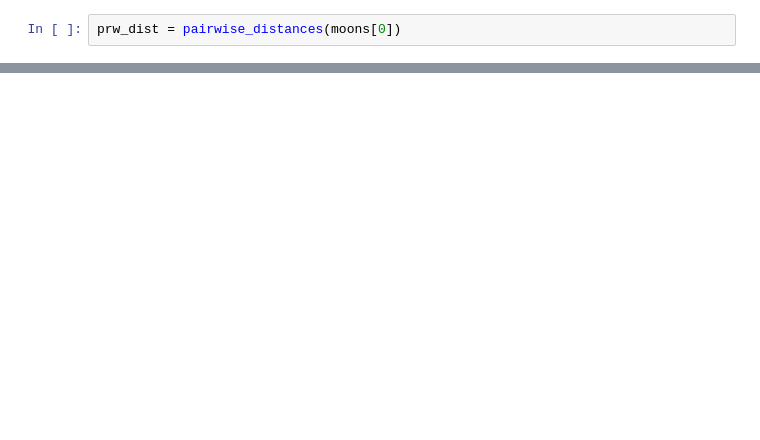
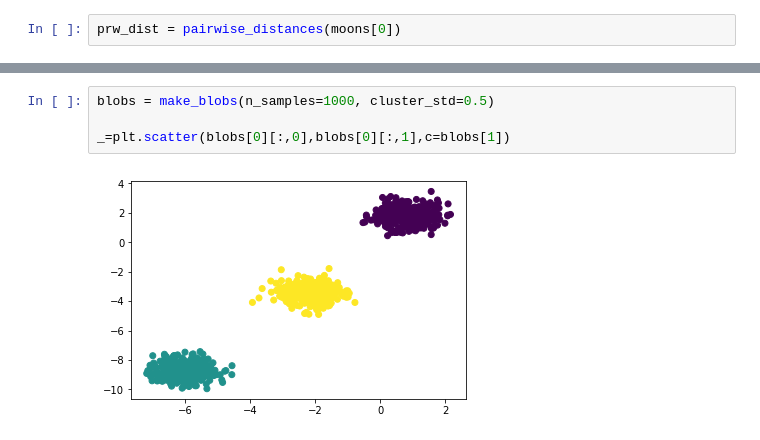
Before and after one commit to dmitrysarov/dbscan_play, a Jupyter notebook: test_my_dbscan.ipynb, the cells around one changed output, grey strips where cells are left out. Saved outputs shown, nothing was run; the diff lists cells and outputs as text; blank space fills up the shorter version.

```diff
--- a/test_my_dbscan.ipynb
+++ b/test_my_dbscan.ipynb
@@ -54,0 +67,6 @@ Wall time: 22.1 ms
+# %%
+blobs = make_blobs(n_samples=1000, cluster_std=0.5)
+
+_=plt.scatter(blobs[0][:,0],blobs[0][:,1],c=blobs[1])
+# %% [output]
+[figure, added]
```
Also changed, not shown: parts of 20 cells of this notebook, 1 other file.
